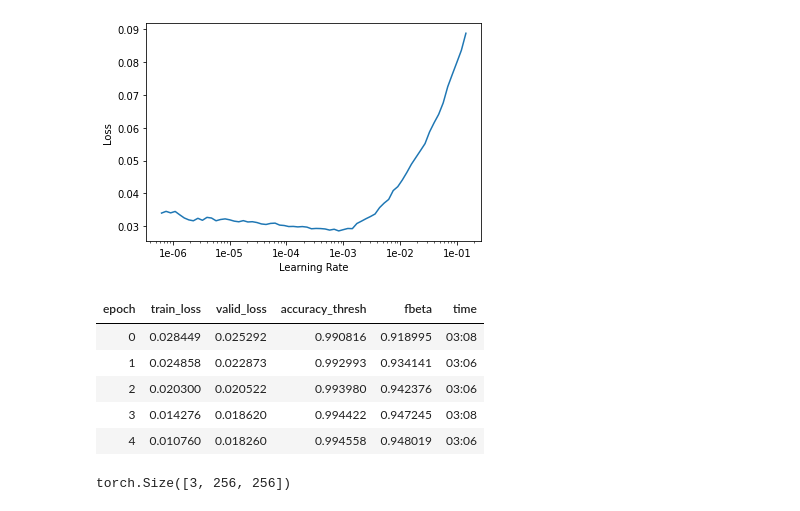
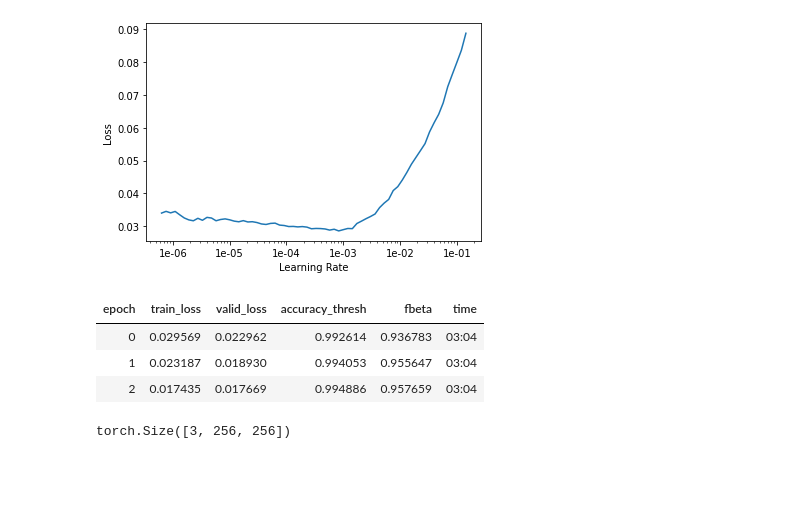
Before and after one commit to rkudulis/Deep-Learning-Notebooks, a Jupyter notebook: Fashion.ipynb, the cells around one changed output. Saved outputs shown, nothing was run; the diff lists cells and outputs as text; code cells hidden in the pictures; blank space fills up the shorter version.

```diff
--- a/Fashion.ipynb
+++ b/Fashion.ipynb
@@ -162,14 +162,12 @@ learn.recorder.plot()
 LR Finder is complete, type {learner_name}.recorder.plot() to see the graph.
 [figure]
 # %%
-learn.fit_one_cycle(5, slice(1e-5, lr/5))
+learn.fit_one_cycle(3, slice(1e-5, lr/5))
 # %% [output]
 | epoch | train_loss | valid_loss | accuracy_thresh | fbeta | time |
-| 0 | 0.028449 | 0.025292 | 0.990816 | 0.918995 | 03:08 |
-| 1 | 0.024858 | 0.022873 | 0.992993 | 0.934141 | 03:06 |
-| 2 | 0.020300 | 0.020522 | 0.993980 | 0.942376 | 03:06 |
-| 3 | 0.014276 | 0.018620 | 0.994422 | 0.947245 | 03:08 |
-| 4 | 0.010760 | 0.018260 | 0.994558 | 0.948019 | 03:06 |
+| 0 | 0.029569 | 0.022962 | 0.992614 | 0.936783 | 03:04 |
+| 1 | 0.023187 | 0.018930 | 0.994053 | 0.955647 | 03:04 |
+| 2 | 0.017435 | 0.017669 | 0.994886 | 0.957659 | 03:04 |
 # %%
 learn.save('/content/stage-2-rn50')
 # %%
```
Also changed, not shown: parts of 15 cells of this notebook.
